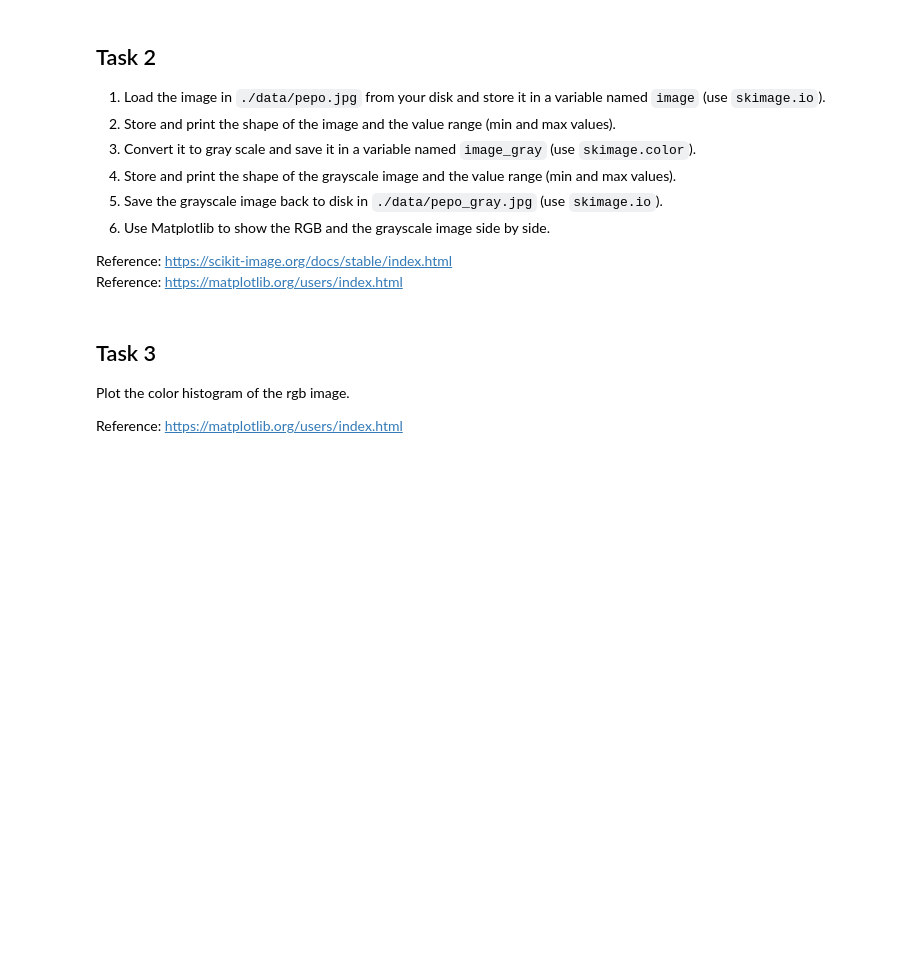
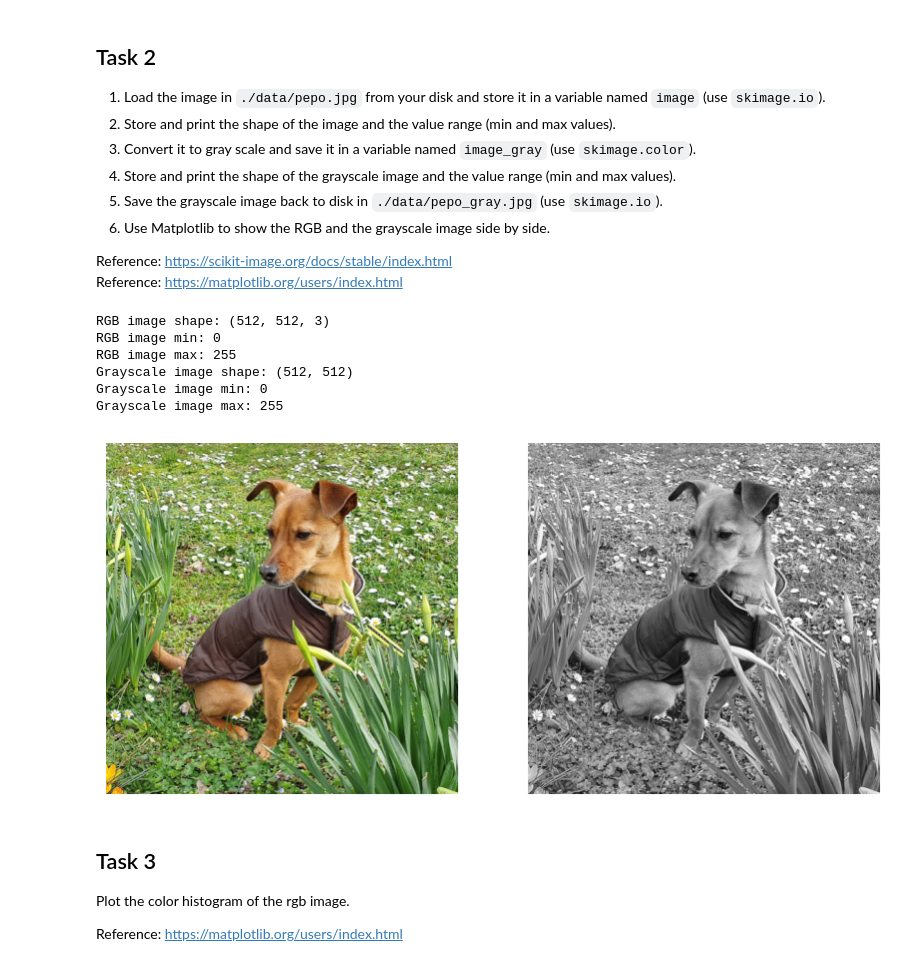
Before and after one commit to vislearn/3dcv-students, a Jupyter notebook: 1.0-tl-scientific-python.ipynb, the cells around one changed output. Saved outputs shown, nothing was run; the diff lists cells and outputs as text; code cells hidden in the pictures; blank space fills up the shorter version.

```diff
--- a/1.0-tl-scientific-python.ipynb
+++ b/1.0-tl-scientific-python.ipynb
@@ -111,27 +123,53 @@ Reference: https://scikit-image.org/docs/stable/index.html
 Reference: https://matplotlib.org/users/index.html
 # %%
 # TODO: 1. Load the image in ./data/pepo.jpg from your disk and store it in a variable named image
-image =
+image = skimage.io.imread("./data/pepo.jpg")
 
 # TODO: 2. Store and print the shape of the image and the value range (min and max values)
+rgb_image_shape = image.shape
+rgb_min = image.min()
+rgb_max = image.max()
 
 print(f'RGB image shape: {rgb_image_shape}')
 print(f'RGB image min: {rgb_min}')
 print(f'RGB image max: {rgb_max}')
 
 # TODO: 3. Convert it to gray scale and save it in a variable named image_gray
-image_gray =
+image_gray = (skimage.color.rgb2gray(image) * 255).astype(np.uint8)
 
 # TODO: 4. Store and print the shape of the grayscale image and the value range (min and max values)
+grayscale_image_shape = image_gray.shape
+grayscale_min = image_gray.min()
+grayscale_max = image_gray.max()
 
 print(f'Grayscale image shape: {grayscale_image_shape}')
 print(f'Grayscale image min: {grayscale_min}')
 print(f'Grayscale image max: {grayscale_max}')
 
 # TODO: 5. Save the grayscale image back to disk in ./data/pepo_gray.jpg
+skimage.io.imsave("./data/pepo_gray.jpg", image_gray)
+# %% [output]
+RGB image shape: (512, 512, 3)
+RGB image min: 0
+RGB image max: 255
+Grayscale image shape: (512, 512)
+Grayscale image min: 0
+Grayscale image max: 255
 # %%
 # TODO: 6. Use Matplotlib to show the RGB and the grayscale image side by side.
 # Make sure that the gray image is displayed in gray.
+
+fig, axes = plt.subplots(1, 2, figsize=(10, 5))
+# RGB image
+axes[0].imshow(image)
+axes[0].axis("off")
+# gray image
+axes[1].imshow(image_gray, cmap="gray")
+axes[1].axis("off")
+
+plt.show()
+# %% [output]
+[figure, added]
 # %% [markdown]
 ## Task 3
 
```
Also changed, not shown: parts of 2 cells of this notebook, 1 other file.
